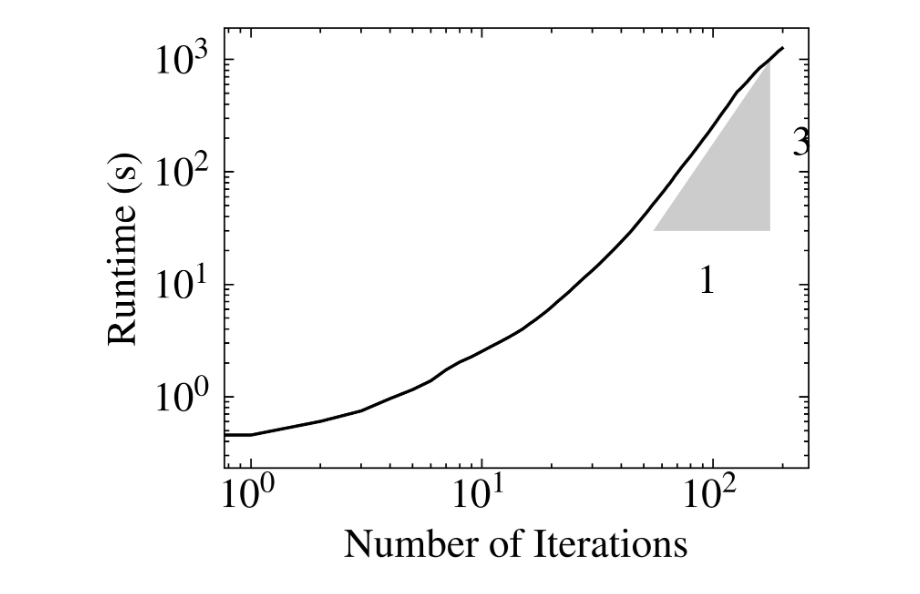
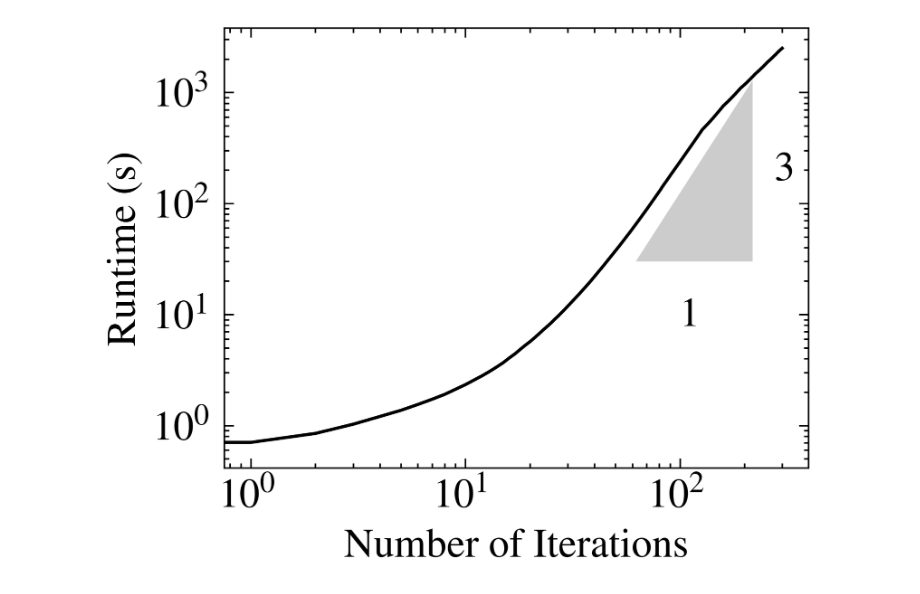
Before and after one commit to j-bowhay/Poles-and-Roots, a Jupyter notebook: notebooks/AAA_timing_figure.ipynb, the cells around one changed output. Saved outputs shown, nothing was run; the diff lists cells and outputs as text; code cells hidden in the pictures.

```diff
--- a/notebooks/AAA_timing_figure.ipynb
+++ b/notebooks/AAA_timing_figure.ipynb
@@ -5,14 +6,14 @@ from mpltools import annotation
 plt.style.use(['science','ieee'])
 plt.rcParams['font.size'] = 13
 # %%
-timing = np.load("timing2.npy")
+timing = np.load("timing3.npy")
 iterations = np.arange(1, timing.size+1)
 # %%
 fig, ax = plt.subplots()
 ax.loglog(np.cumsum(timing))
-annotation.slope_marker((55, 30), (3, 1), size_frac=0.2, ax=ax)
+annotation.slope_marker((62, 30), (3, 1), size_frac=0.2, ax=ax)
 ax.set_xlabel("Number of Iterations")
 ax.set_ylabel("Runtime (s)")
 plt.savefig("figures/AAA_runtime.pdf")
 # %% [output]
-[figure, old version]
+[figure, new version]
```
Also changed, not shown: parts of 1 cell of this notebook, 12 other files.
